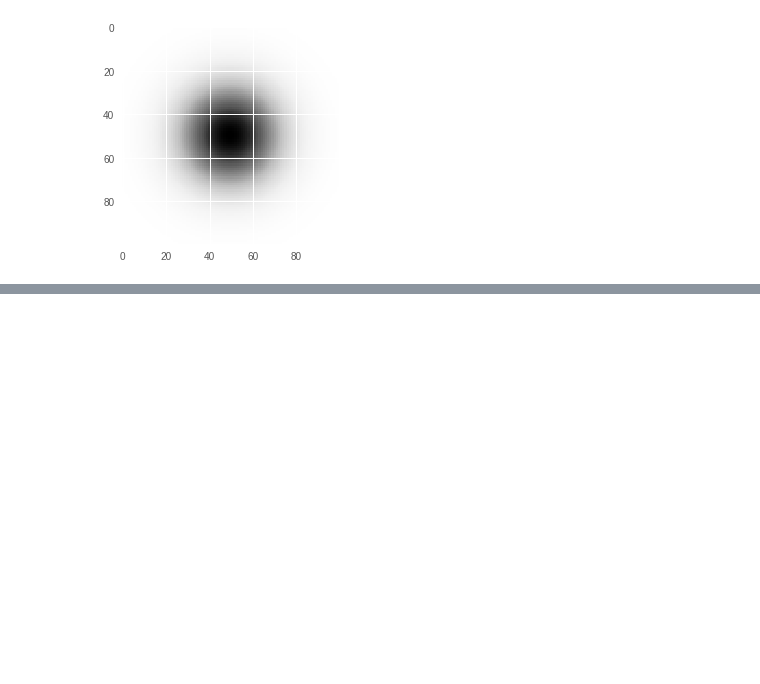
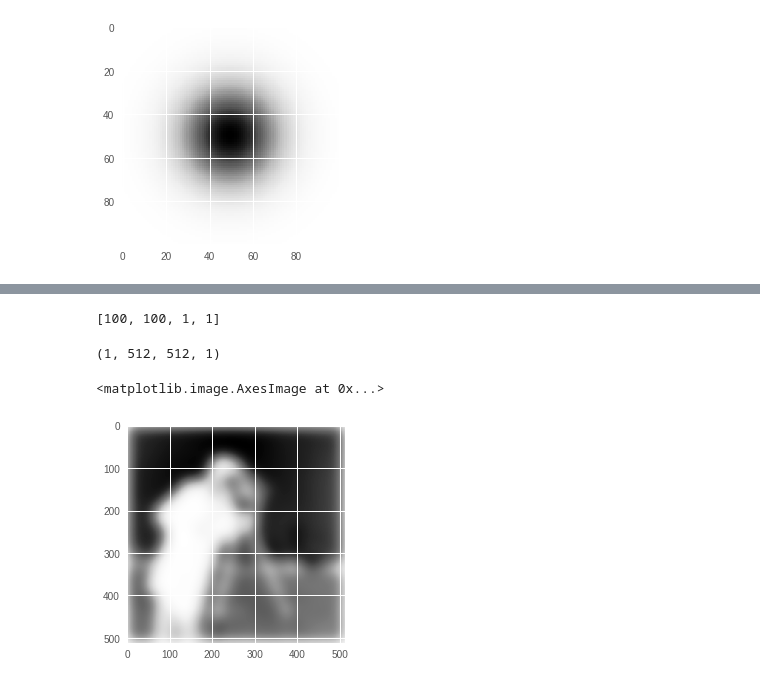
Before and after one commit to JacksonIsaac/kadenze-deeplearning-creative-applications, a Jupyter notebook: kadenze_1_Intro_to_Tensowflow.ipynb, the cells around one changed output, grey strips where cells are left out. Drawn from its saved outputs; the diff is of its cells as text; code cells hidden in the pictures; blank space fills up the shorter version.

```diff
--- a/kadenze_1_Intro_to_Tensowflow.ipynb
+++ b/kadenze_1_Intro_to_Tensowflow.ipynb
@@ -392,0 +416,19 @@ plt.imshow(z_2d.eval())
+# %%
+z_4d = tf.reshape(z_2d, [ksize, ksize, 1, 1])
+# %%
+z_4d.get_shape().as_list()
+# %% [output]
+[100, 100, 1, 1]
+# %%
+convolved = tf.nn.conv2d(img_4d, z_4d, strides=[1,1,1,1], padding='SAME')
+# %%
+res = convolved.eval()
+# %%
+res.shape
+# %% [output]
+(1, 512, 512, 1)
+# %%
+plt.imshow(np.squeeze(res))
+# %% [output]
+<matplotlib.image.AxesImage at 0x...>
+[figure, added]
```
Also changed, not shown: parts of 9 cells of this notebook.
